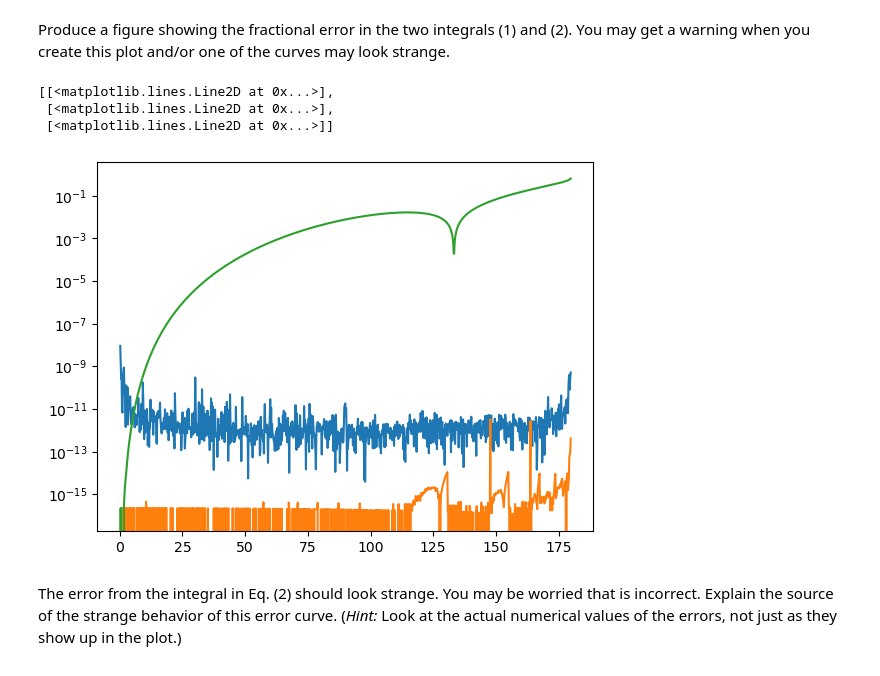
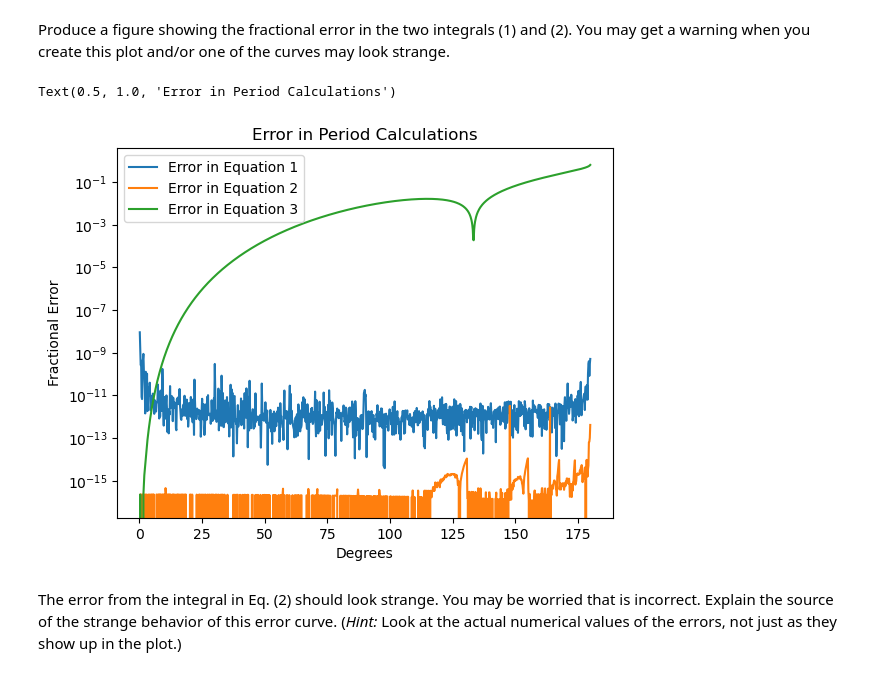
Before and after one commit to SerenaLynas/p250-spring-2026, a Jupyter notebook: labs/Lab04.ipynb, the cells around one changed output. Drawn from its saved outputs; the diff is of its cells as text; code cells hidden in the pictures.

```diff
--- a/labs/Lab04.ipynb
+++ b/labs/Lab04.ipynb
@@ -103,13 +106,15 @@ You may get a warning when you create this plot and/or one of the curves may loo
 # %%
 actual = 2/np.pi * sp.ellipk(np.sin(thms/2)**2)
 actual_deg = np.deg2rad(actual)
 errs = [np.abs((actual - fval)/actual) for fval in fvals]
-[plt.semilogy(thms_deg, err) for err in errs]
+[plt.semilogy(thms_deg, err, label=f"Error in Equation {i+1}") for i, err in enumerate(errs)]
+plt.legend()
+plt.ylabel("Fractional Error")
+plt.xlabel("Degrees")
+plt.title("Error in Period Calculations")
 # %% [output]
-[[<matplotlib.lines.Line2D at 0x...>],
- [<matplotlib.lines.Line2D at 0x...>],
- [<matplotlib.lines.Line2D at 0x...>]]
+Text(0.5, 1.0, 'Error in Period Calculations')
-[figure, old version]
+[figure, new version]
 # %% [markdown]
 The error from the integral in Eq. (2) should look strange.
 You may be worried that is incorrect.
```
Also changed, not shown: parts of 3 cells of this notebook.
